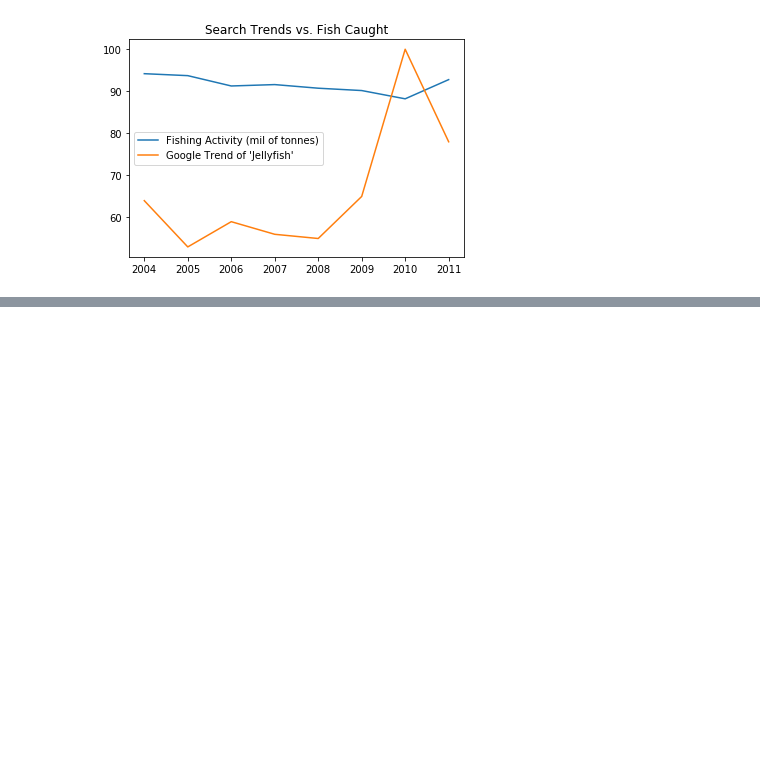
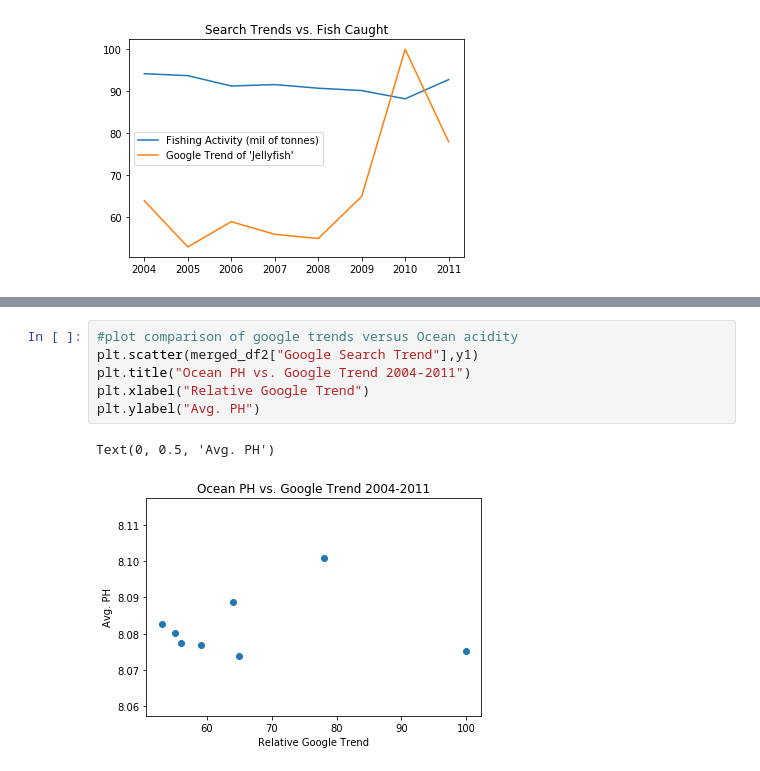
Before and after one commit to anniid/project_1, a Jupyter notebook: google search impact.ipynb, the cells around one changed output, grey strips where cells are left out. Drawn from its saved outputs; the diff is of its cells as text; blank space fills up the shorter version.

```diff
--- a/google search impact.ipynb
+++ b/google search impact.ipynb
@@ -152,0 +175,9 @@ Text(0.5, 1.0, 'Search Trends vs. Fish Caught')
+# %%
+#plot comparison of google trends versus Ocean acidity
+plt.scatter(merged_df2["Google Search Trend"],y1)
+plt.title("Ocean PH vs. Google Trend 2004-2011")
+plt.xlabel("Relative Google Trend")
+plt.ylabel("Avg. PH")
+# %% [output]
+Text(0, 0.5, 'Avg. PH')
+[figure, added]
```
Also changed, not shown: parts of 5 cells of this notebook, 2 other files.
